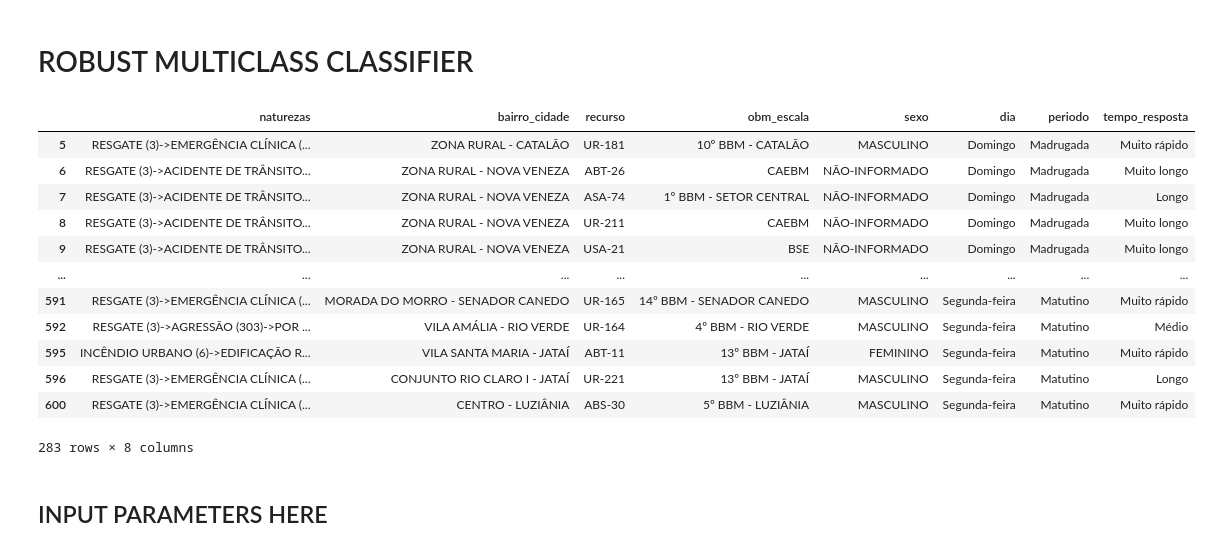
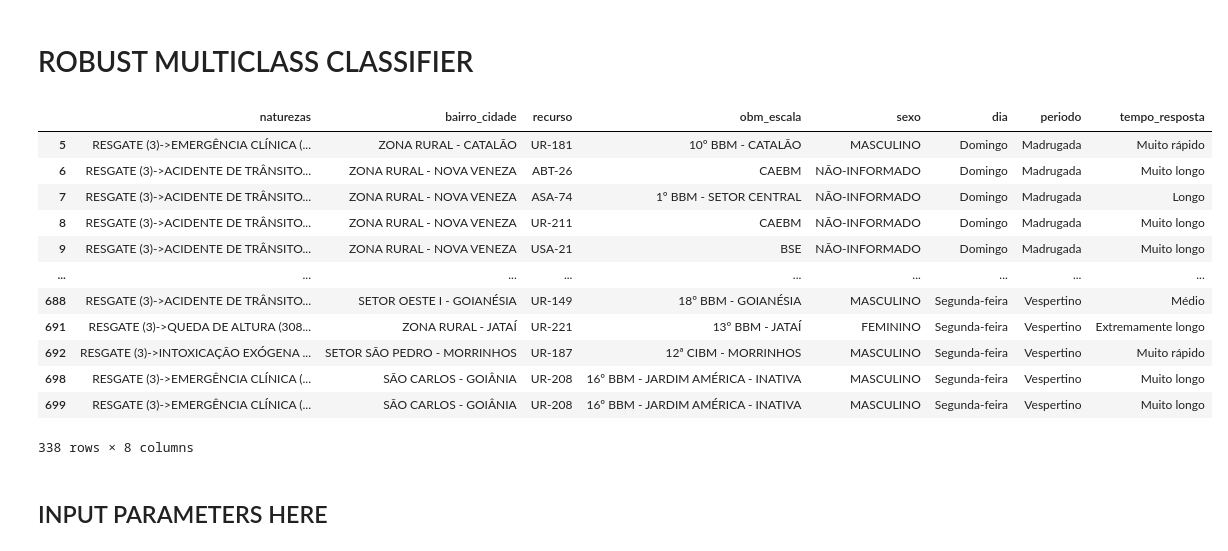
Before and after one commit to higoreller/pos_machine_learning, a Jupyter notebook: src/class/portfolio_project/occurrences_time_response.ipynb, the cells around one changed output. Cells and saved outputs as stored; diff of their text form; code cells hidden in the pictures.

```diff
--- a/src/class/portfolio_project/occurrences_time_response.ipynb
+++ b/src/class/portfolio_project/occurrences_time_response.ipynb
@@ -20,21 +20,12 @@ import tensorflow.keras.backend as K
 file_path = '../../../dataset/occurrences.xlsx'
 
 df = pandas.read_excel(file_path)
-df = df.drop(["rai", "obm_afeto", "qualificacao"], axis=1).loc[0:600,:]
+df = df.drop(["rai", "obm_afeto", "qualificacao"], axis=1).loc[0:700,:]
 
 #REMOVING NULL VALUES
-df.loc[pandas.isnull(df["data"])]
-df.loc[pandas.isnull(df["naturezas"])]
-df.loc[pandas.isnull(df["bairro_cidade"])]
-df.loc[pandas.isnull(df["tr"])]
-df.loc[pandas.isnull(df["obm_escala"])]
-df.loc[pandas.isnull(df["sexo"])]
-
-df = df.loc[df["bairro_cidade"] != "(null)"]
-df = df.loc[df["recurso"] != "(null)"]
-df = df.loc[df["tr"] != "(null)"]
-df = df.loc[df["obm_escala"] != "(null)"]
-df = df.loc[df["sexo"] != "(null)"]
+for column in df.columns:
+    df.loc[pandas.isnull(df[column])]
+    df = df.loc[df[column] != "(null)"]
 
 #TRANSFORMING "data" COLUMN INTO NEW COLUMNS "dia" e "periodo". ALSO TRANSFORMING "tr" COLUMN INTO "tempo_resposta" COLUMN
 
@@ -81,39 +72,39 @@ def response_time(response_time):
             return response_time_metric[2]
         elif 20 <  total_time_in_minutes <= 30:
             return response_time_metric[3]
         elif 30 < total_time_in_minutes <= 45:
             return response_time_metric[4]
         elif total_time_in_minutes > 45:
             return response_time_metric[5]
 
 #Lembrar de remover os valores que não são datetime.time do df["tr"]
 df.loc[:, "dia"] = df["data"].apply(day_name)
 df.loc[:, "periodo"] = df["data"].apply(period_of_day)
 df.loc[:, "tempo_resposta"] = df["tr"].apply(response_time)
 
 #REMOVING "DATA" AND "TR" COLUMNS
 
 df = df.drop(["data", "tr"], axis=1)
 
 #Removing None values
 df = df.dropna()
 df = df.mask(df.eq('None')).dropna()
 df = df.astype(str)
 df
 # %% [output]
 |  | naturezas | bairro_cidade | recurso | obm_escala | sexo | dia | periodo | tempo_resposta |
 | 5 | RESGATE (3)->EMERGÊNCIA CLÍNICA (... | ZONA RURAL - CATALÃO | UR-181 | 10º BBM - CATALÃO | MASCULINO | Domingo | Madrugada | Muito rápido |
 | 6 | RESGATE (3)->ACIDENTE DE TRÂNSITO... | ZONA RURAL - NOVA VENEZA | ABT-26 | CAEBM | NÃO-INFORMADO | Domingo | Madrugada | Muito longo |
 | 7 | RESGATE (3)->ACIDENTE DE TRÂNSITO... | ZONA RURAL - NOVA VENEZA | ASA-74 | 1º BBM - SETOR CENTRAL | NÃO-INFORMADO | Domingo | Madrugada | Longo |
 | 8 | RESGATE (3)->ACIDENTE DE TRÂNSITO... | ZONA RURAL - NOVA VENEZA | UR-211 | CAEBM | NÃO-INFORMADO | Domingo | Madrugada | Muito longo |
 | 9 | RESGATE (3)->ACIDENTE DE TRÂNSITO... | ZONA RURAL - NOVA VENEZA | USA-21 | BSE | NÃO-INFORMADO | Domingo | Madrugada | Muito longo |
 | ... | ... | ... | ... | ... | ... | ... | ... | ... |
-| 591 | RESGATE (3)->EMERGÊNCIA CLÍNICA (... | MORADA DO MORRO - SENADOR CANEDO | UR-165 | 14º BBM - SENADOR CANEDO | MASCULINO | Segunda-feira | Matutino | Muito rápido |
-| 592 | RESGATE (3)->AGRESSÃO (303)->POR ... | VILA AMÁLIA - RIO VERDE | UR-164 | 4º BBM - RIO VERDE | MASCULINO | Segunda-feira | Matutino | Médio |
-| 595 | INCÊNDIO URBANO (6)->EDIFICAÇÃO R... | VILA SANTA MARIA - JATAÍ | ABT-11 | 13º BBM - JATAÍ | FEMININO | Segunda-feira | Matutino | Muito rápido |
-| 596 | RESGATE (3)->EMERGÊNCIA CLÍNICA (... | CONJUNTO RIO CLARO I - JATAÍ | UR-221 | 13º BBM - JATAÍ | MASCULINO | Segunda-feira | Matutino | Longo |
-| 600 | RESGATE (3)->EMERGÊNCIA CLÍNICA (... | CENTRO - LUZIÂNIA | ABS-30 | 5º BBM - LUZIÂNIA | MASCULINO | Segunda-feira | Matutino | Muito rápido |
+| 688 | RESGATE (3)->ACIDENTE DE TRÂNSITO... | SETOR OESTE I - GOIANÉSIA | UR-149 | 18º BBM - GOIANÉSIA | MASCULINO | Segunda-feira | Vespertino | Médio |
+| 691 | RESGATE (3)->QUEDA DE ALTURA (308... | ZONA RURAL - JATAÍ | UR-221 | 13º BBM - JATAÍ | FEMININO | Segunda-feira | Vespertino | Extremamente longo |
+| 692 | RESGATE (3)->INTOXICAÇÃO EXÓGENA ... | SETOR SÃO PEDRO - MORRINHOS | UR-187 | 12ª CIBM - MORRINHOS | MASCULINO | Segunda-feira | Vespertino | Muito rápido |
+| 698 | RESGATE (3)->EMERGÊNCIA CLÍNICA (... | SÃO CARLOS - GOIÂNIA | UR-208 | 16º BBM - JARDIM AMÉRICA - INATIVA | MASCULINO | Segunda-feira | Vespertino | Muito longo |
+| 699 | RESGATE (3)->EMERGÊNCIA CLÍNICA (... | SÃO CARLOS - GOIÂNIA | UR-208 | 16º BBM - JARDIM AMÉRICA - INATIVA | MASCULINO | Segunda-feira | Vespertino | Muito longo |
-283 rows × 8 columns
+338 rows × 8 columns
 # %% [markdown]
 ## INPUT PARAMETERS HERE
 # %%
```
Also changed, not shown: parts of 7 cells of this notebook, 1 other file.
